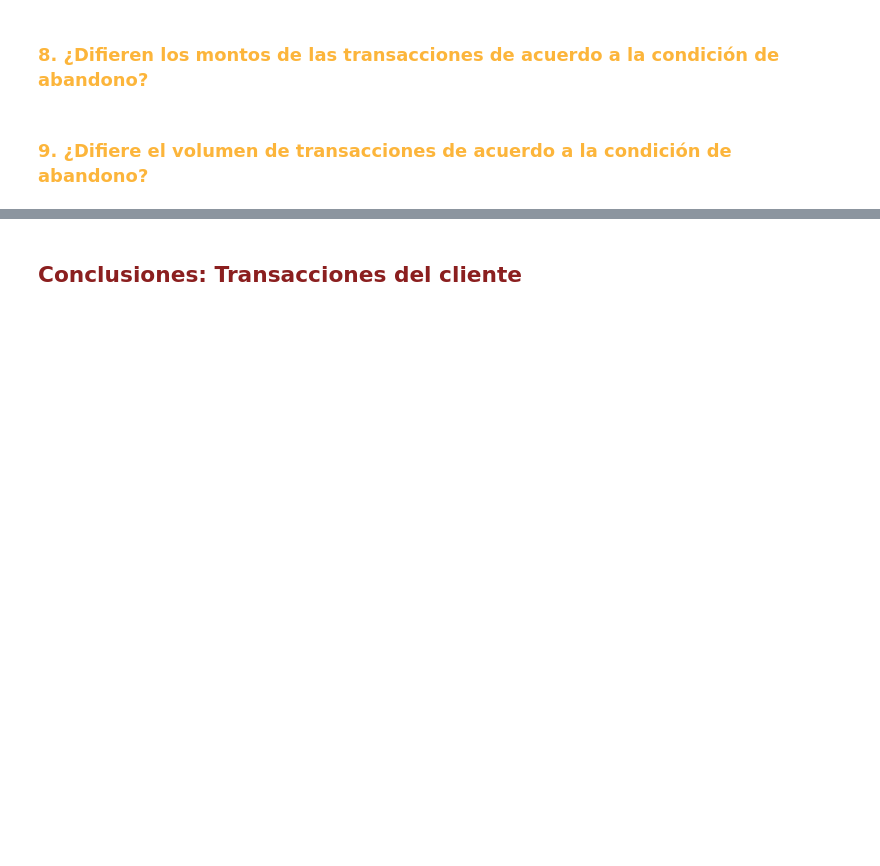
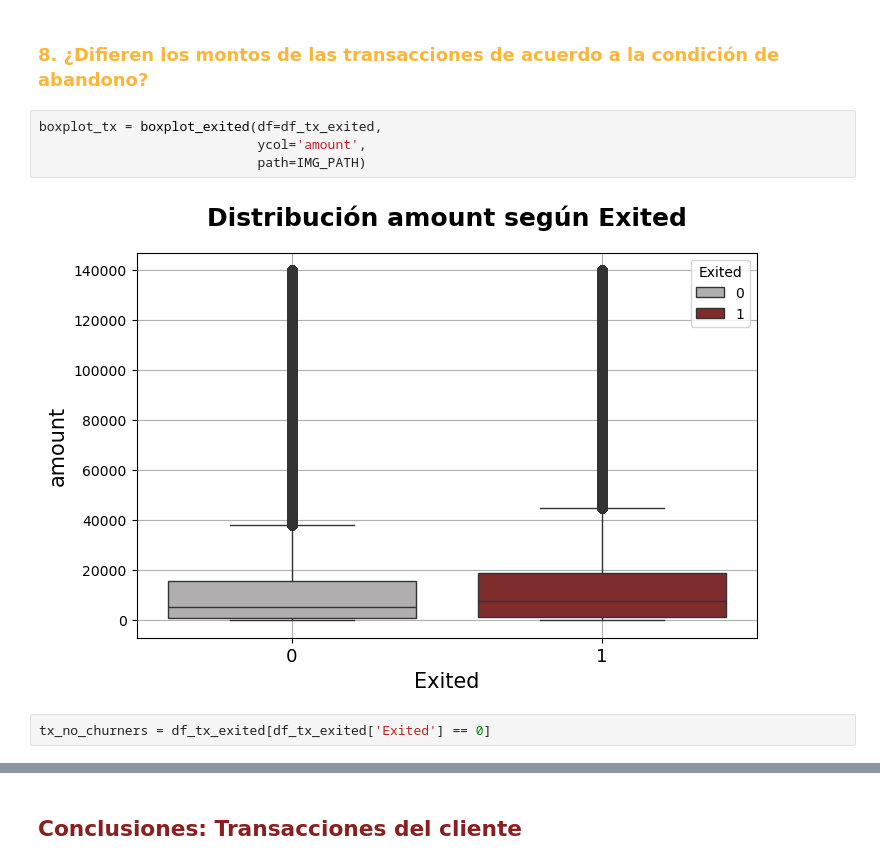
Before and after one commit to ignaciomajo/velarion_fintech, a Jupyter notebook: EDA_Velarion.ipynb, the cells around one changed output, grey strips where cells are left out. Saved outputs shown, nothing was run; the diff lists cells and outputs as text; blank space fills up the shorter version.

```diff
--- a/EDA_Velarion.ipynb
+++ b/EDA_Velarion.ipynb
@@ -1074,4 +1246,10 @@ Fuente Proyecciones: FMI / Comisión Europea (tendencia mensual simulada para al
 # %% [markdown]
 ### <font color='#FCB53B'>**8. ¿Difieren los montos de las transacciones de acuerdo a la condición de abandono?**</font>
-# %% [markdown]
-### <font color='#FCB53B'>**9. ¿Difiere el volumen de transacciones de acuerdo a la condición de abandono?**</font>
+# %%
+boxplot_tx = boxplot_exited(df=df_tx_exited,
+                            ycol='amount',
+                            path=IMG_PATH)
+# %% [output]
+[figure, added]
+# %%
+tx_no_churners = df_tx_exited[df_tx_exited['Exited'] == 0]
```
Also changed, not shown: parts of 80 cells of this notebook.
